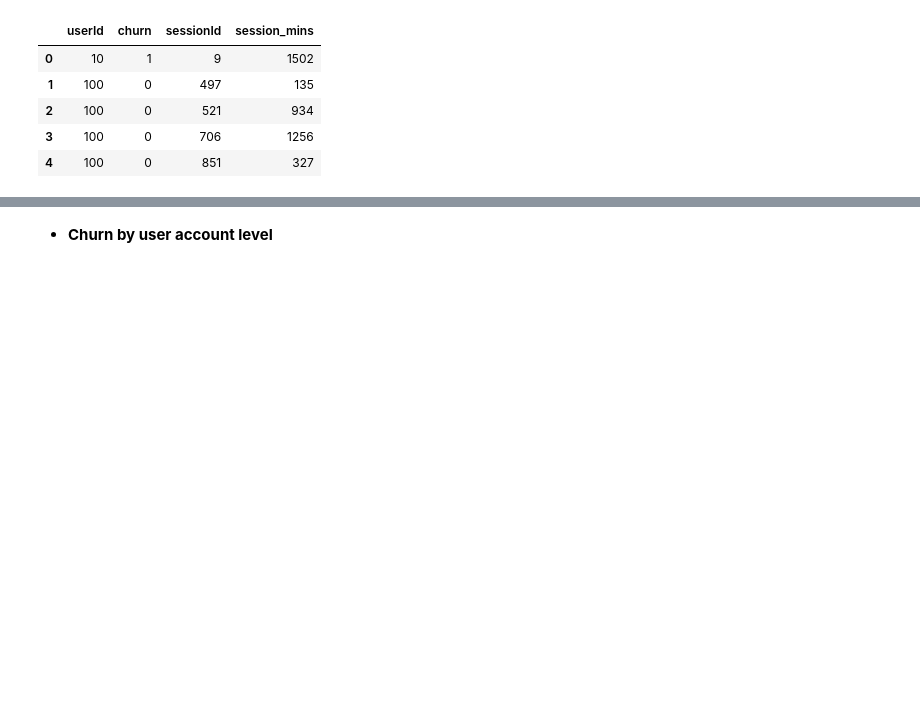
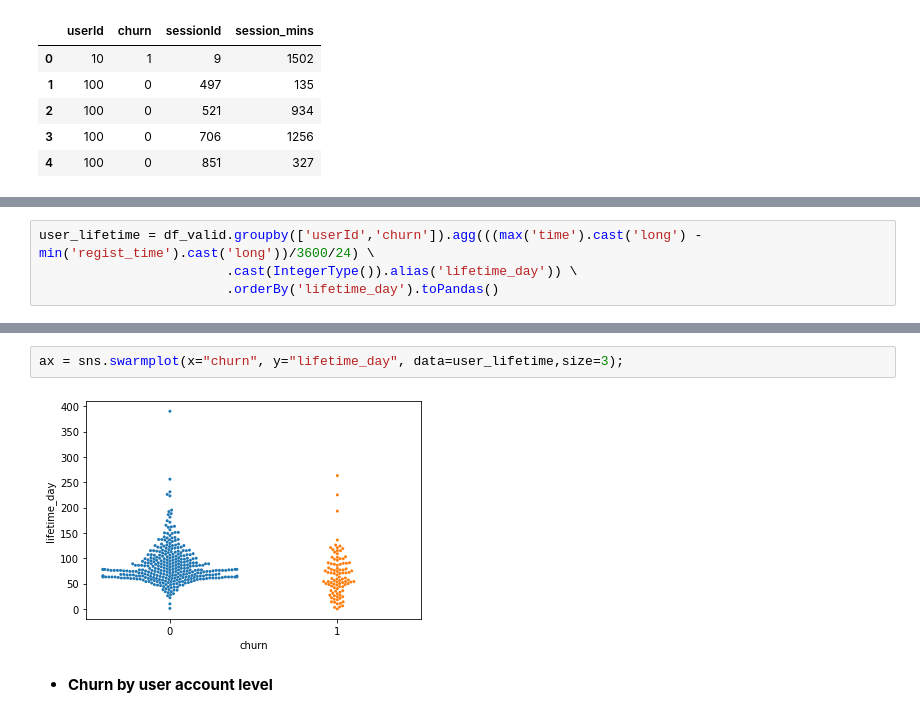
Before and after one commit to texcindy99/Spark_Machine_Learning, a Jupyter notebook: Spark_ML_Music_Service.ipynb, the cells around one changed output, grey strips where cells are left out. Cells and saved outputs as stored; diff of their text form; blank space fills up the shorter version.

```diff
--- a/Spark_ML_Music_Service.ipynb
+++ b/Spark_ML_Music_Service.ipynb
@@ -371,0 +349,4 @@ ax = sns.violinplot(x="churn", y="session_med_mins",
+# %%
+user_lifetime = df_valid.groupby(['userId','churn']).agg(((max('time').cast('long') -min('regist_time').cast('long'))/3600/24) \
+                        .cast(IntegerType()).alias('lifetime_day')) \
+                        .orderBy('lifetime_day').toPandas()
@@ -372,3 +362,7 @@ ax = sns.violinplot(x="churn", y="session_med_mins",
+# %%
+ax = sns.swarmplot(x="churn", y="lifetime_day", data=user_lifetime,size=3);
+# %% [output]
+[figure, added]
 # %% [markdown]
 - **Churn by user account level**
 # %%
```
Also changed, not shown: parts of 16 cells of this notebook.
